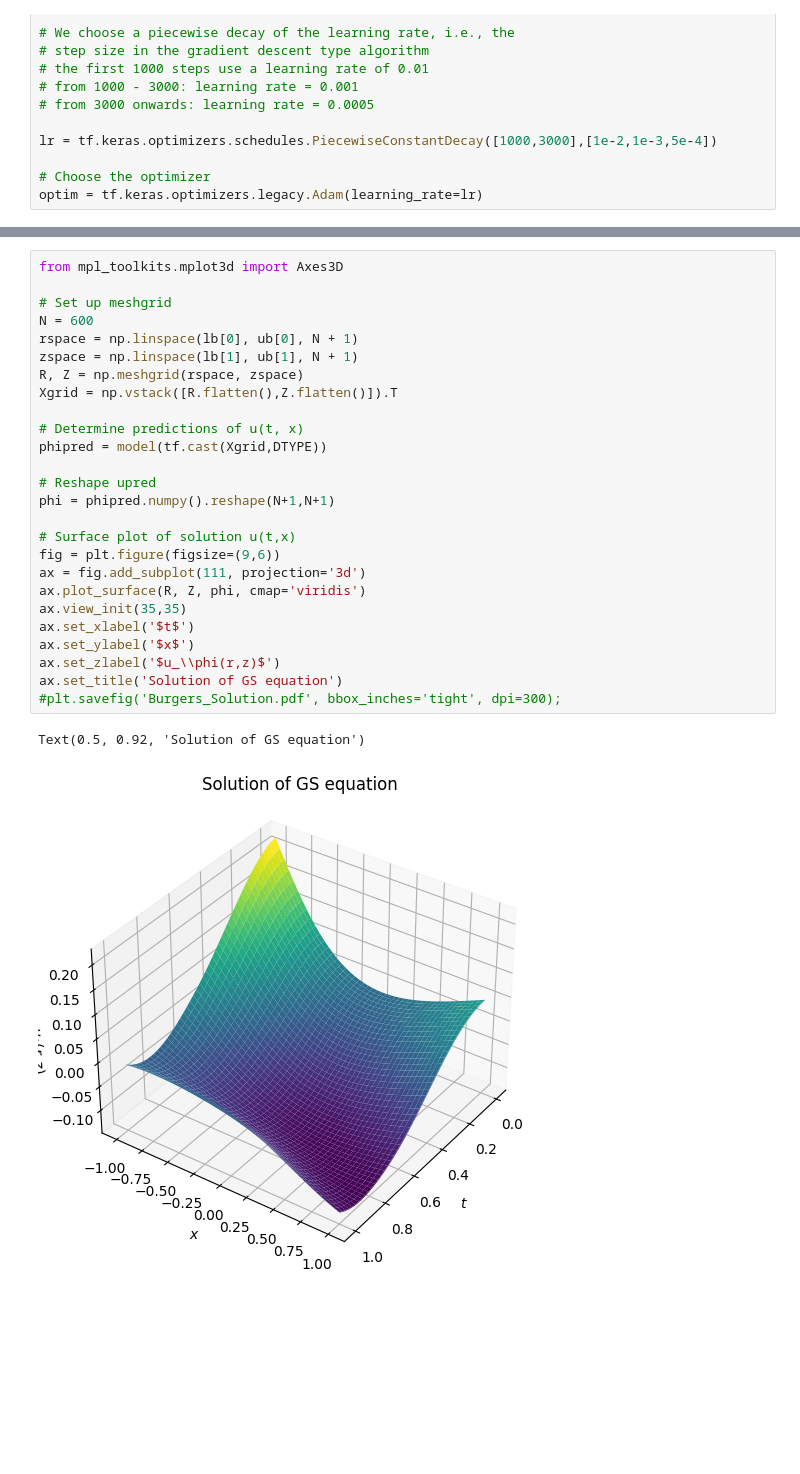
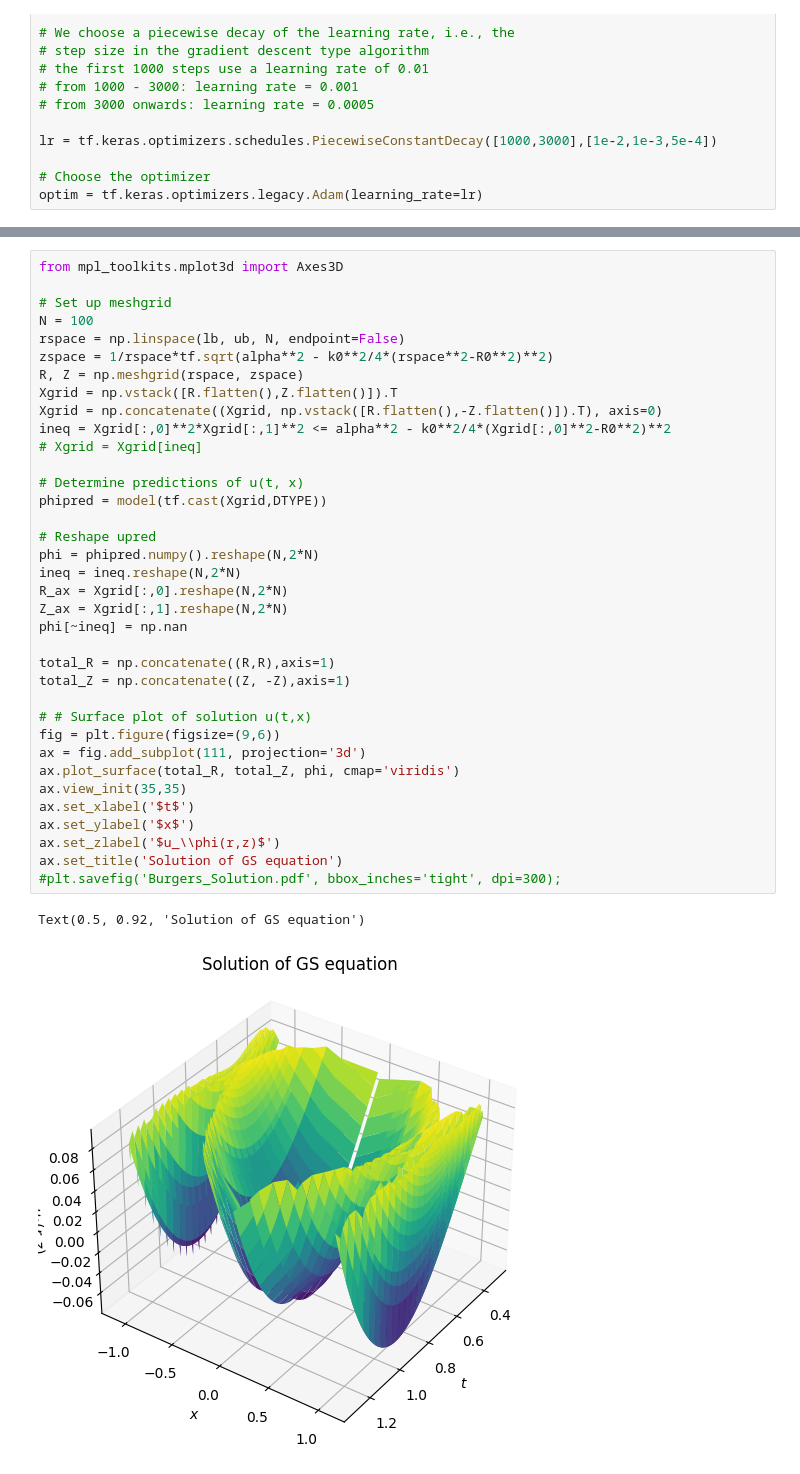
Before and after one commit to harryyudha7/thesis, a Jupyter notebook: PINN_Solver_GSeq.ipynb, the cells around one changed output, grey strips where cells are left out. Saved outputs shown, nothing was run; the diff lists cells and outputs as text; blank space fills up the shorter version.

```diff
--- a/PINN_Solver_GSeq.ipynb
+++ b/PINN_Solver_GSeq.ipynb
@@ -247,29 +277,39 @@ Computation time: 66.0604841709137 seconds
 # %%
 from mpl_toolkits.mplot3d import Axes3D
 
 # Set up meshgrid
-N = 600
-rspace = np.linspace(lb[0], ub[0], N + 1)
-zspace = np.linspace(lb[1], ub[1], N + 1)
+N = 100
+rspace = np.linspace(lb, ub, N, endpoint=False)
+zspace = 1/rspace*tf.sqrt(alpha**2 - k0**2/4*(rspace**2-R0**2)**2)
 R, Z = np.meshgrid(rspace, zspace)
 Xgrid = np.vstack([R.flatten(),Z.flatten()]).T
+Xgrid = np.concatenate((Xgrid, np.vstack([R.flatten(),-Z.flatten()]).T), axis=0)
+ineq = Xgrid[:,0]**2*Xgrid[:,1]**2 <= alpha**2 - k0**2/4*(Xgrid[:,0]**2-R0**2)**2
+# Xgrid = Xgrid[ineq]
 
 # Determine predictions of u(t, x)
 phipred = model(tf.cast(Xgrid,DTYPE))
 
 # Reshape upred
-phi = phipred.numpy().reshape(N+1,N+1)
+phi = phipred.numpy().reshape(N,2*N)
+ineq = ineq.reshape(N,2*N)
+R_ax = Xgrid[:,0].reshape(N,2*N)
+Z_ax = Xgrid[:,1].reshape(N,2*N)
+phi[~ineq] = np.nan
 
-# Surface plot of solution u(t,x)
+total_R = np.concatenate((R,R),axis=1)
+total_Z = np.concatenate((Z, -Z),axis=1)
+
+# # Surface plot of solution u(t,x)
 fig = plt.figure(figsize=(9,6))
 ax = fig.add_subplot(111, projection='3d')
-ax.plot_surface(R, Z, phi, cmap='viridis')
+ax.plot_surface(total_R, total_Z, phi, cmap='viridis')
 ax.view_init(35,35)
 ax.set_xlabel('$t$')
 ax.set_ylabel('$x$')
 ax.set_zlabel('$u_\\phi(r,z)$')
 ax.set_title('Solution of GS equation')
 #plt.savefig('Burgers_Solution.pdf', bbox_inches='tight', dpi=300);
 # %% [output]
 Text(0.5, 0.92, 'Solution of GS equation')
-[figure, old version]
+[figure, new version]
```
Also changed, not shown: parts of 12 cells of this notebook.
